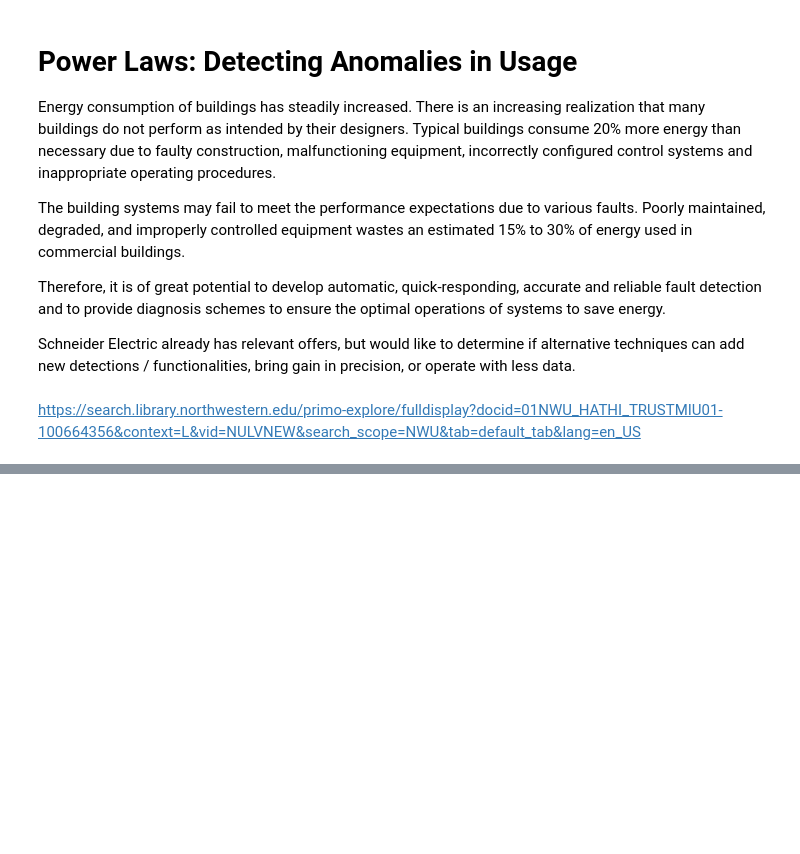
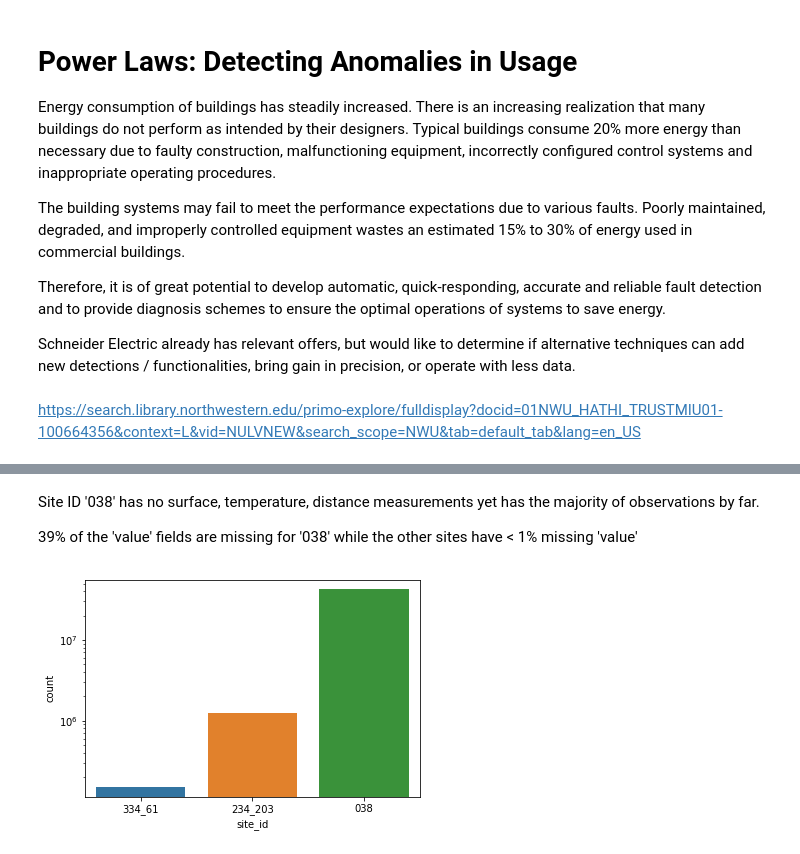
Before and after one commit to lamesen/PowerLawsDetectingAnomalies, a Jupyter notebook: ExploratoryDataAnalysis.ipynb, the cells around one changed output, grey strips where cells are left out. Cells and saved outputs as stored; diff of their text form; code cells hidden in the pictures; blank space fills up the shorter version.

```diff
--- a/ExploratoryDataAnalysis.ipynb
+++ b/ExploratoryDataAnalysis.ipynb
@@ -63,0 +74,9 @@ train = train.drop_duplicates()
+# %% [markdown]
+Site ID '038' has no surface, temperature, distance measurements yet has the majority of observations by far.
+
+39% of the 'value' fields are missing for '038' while the other sites have < 1% missing 'value'
+# %%
+p = sns.countplot(x="site_id", data=train)
+p.set(yscale="log");
+# %% [output]
+[figure, added]
```
Also changed, not shown: parts of 29 cells of this notebook, 1 other file.
